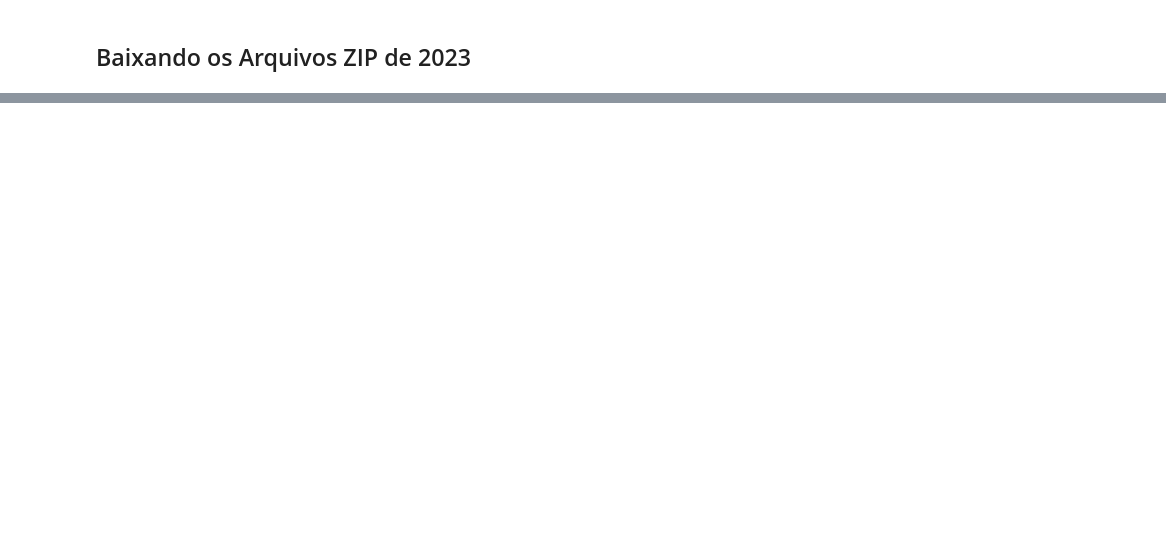
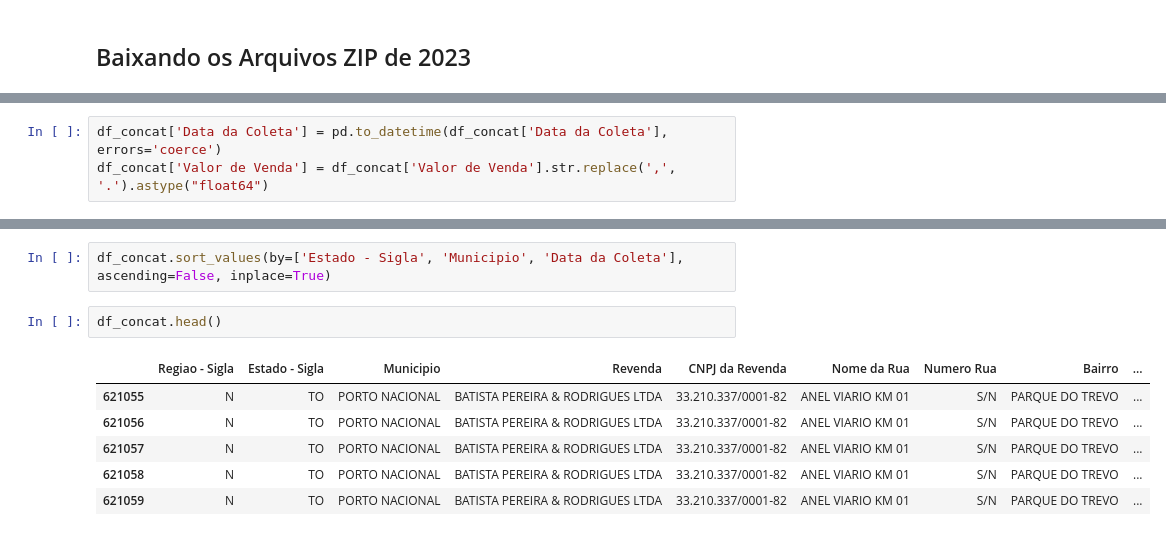
Before and after one commit to michellsspy/price_fuel_2023_brazil, a Jupyter notebook: main.ipynb, the cells around one changed output, grey strips where cells are left out. Drawn from its saved outputs; the diff is of its cells as text; blank space fills up the shorter version.

```diff
--- a/main.ipynb
+++ b/main.ipynb
@@ -96,0 +415,3 @@ Download realizado com sucesso para /home/michel/Documentos/Projetos_Portifolio/
+# %%
+df_concat['Data da Coleta'] = pd.to_datetime(df_concat['Data da Coleta'], errors='coerce')
+df_concat['Valor de Venda'] = df_concat['Valor de Venda'].str.replace(',', '.').astype("float64")
@@ -96,0 +436,11 @@ Download realizado com sucesso para /home/michel/Documentos/Projetos_Portifolio/
+# %%
+df_concat.sort_values(by=['Estado - Sigla', 'Municipio', 'Data da Coleta'], ascending=False, inplace=True)
+# %%
+df_concat.head()
+# %% [output]
+|  | Regiao - Sigla | Estado - Sigla | Municipio | Revenda | CNPJ da Revenda | Nome da Rua | Numero Rua | Bairro | ... |
+| 621055 | N | TO | PORTO NACIONAL | BATISTA PEREIRA & RODRIGUES LTDA | 33.210.337/0001-82 | ANEL VIARIO KM 01 | S/N | PARQUE DO TREVO | ... |
+| 621056 | N | TO | PORTO NACIONAL | BATISTA PEREIRA & RODRIGUES LTDA | 33.210.337/0001-82 | ANEL VIARIO KM 01 | S/N | PARQUE DO TREVO | ... |
+| 621057 | N | TO | PORTO NACIONAL | BATISTA PEREIRA & RODRIGUES LTDA | 33.210.337/0001-82 | ANEL VIARIO KM 01 | S/N | PARQUE DO TREVO | ... |
+| 621058 | N | TO | PORTO NACIONAL | BATISTA PEREIRA & RODRIGUES LTDA | 33.210.337/0001-82 | ANEL VIARIO KM 01 | S/N | PARQUE DO TREVO | ... |
+| 621059 | N | TO | PORTO NACIONAL | BATISTA PEREIRA & RODRIGUES LTDA | 33.210.337/0001-82 | ANEL VIARIO KM 01 | S/N | PARQUE DO TREVO | ... |
```
Also changed, not shown: parts of 66 cells of this notebook.
